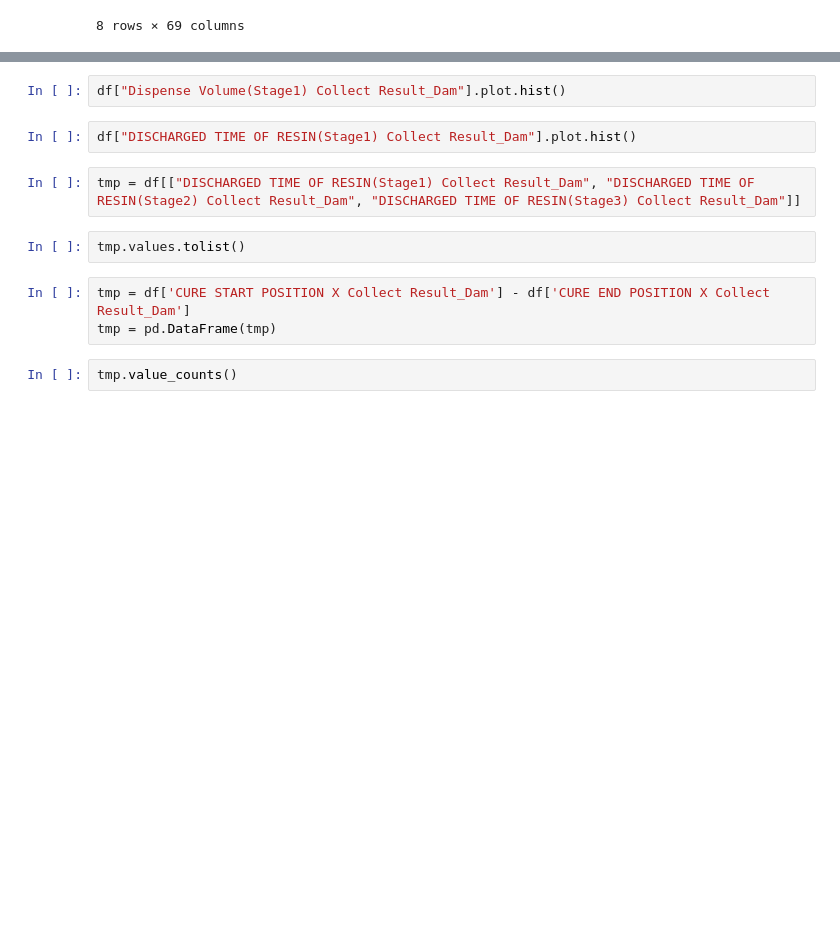
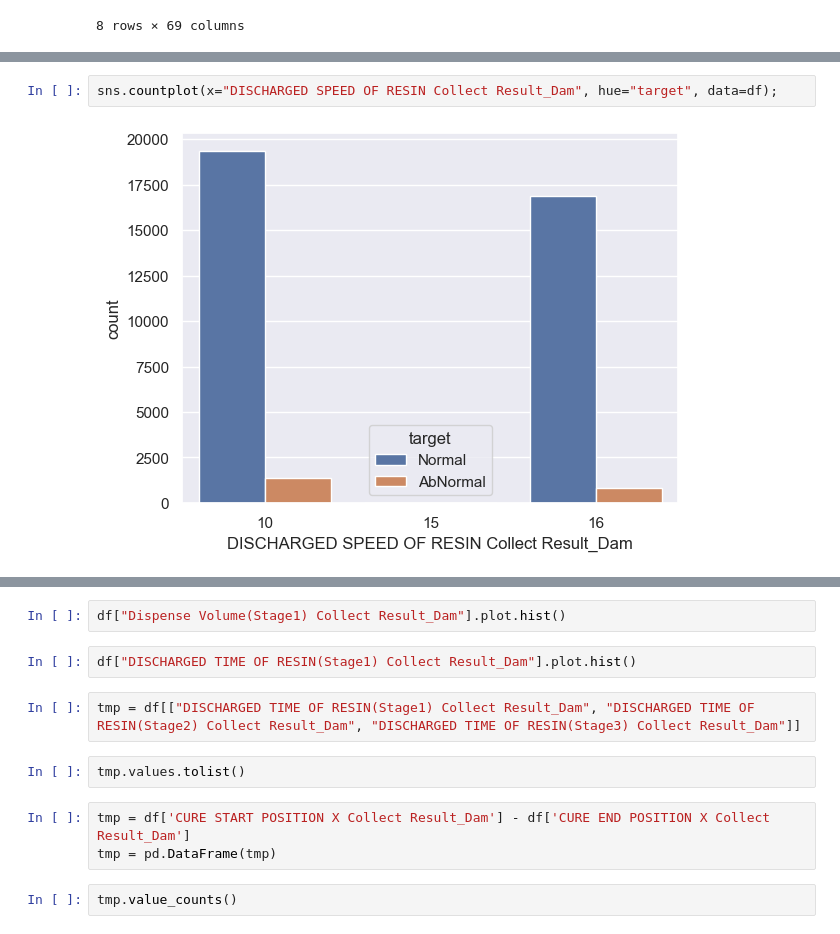
Before and after one commit to watchstep/YAIMERS, a Jupyter notebook: pre_1.ipynb, the cells around one changed output, grey strips where cells are left out. Cells and saved outputs as stored; diff of their text form; blank space fills up the shorter version.

```diff
--- a/pre_1.ipynb
+++ b/pre_1.ipynb
@@ -398,0 +442,4 @@ df_dam.describe()
+# %%
+sns.countplot(x="DISCHARGED SPEED OF RESIN Collect Result_Dam", hue="target", data=df);
+# %% [output]
+[figure, added]
```
Also changed, not shown: parts of 33 cells of this notebook, 4 other files.
